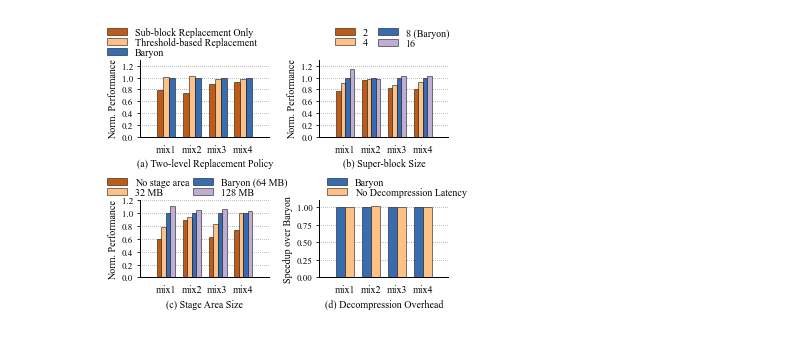
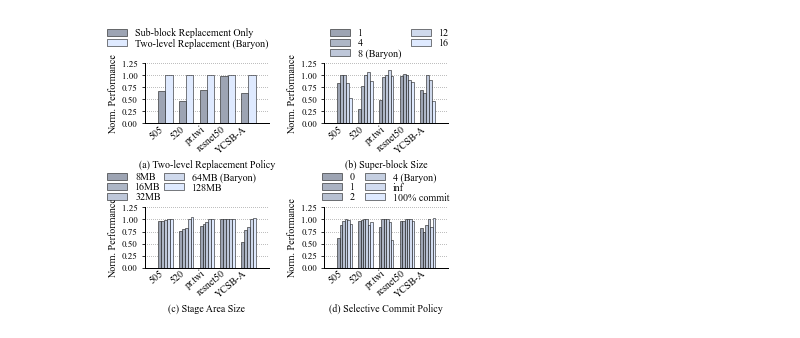
Before and after one commit to WANGHanshuo1220/data-repo-isca22-baryon, a Jupyter notebook: sensitivity.ipynb, the cells around one changed output. Drawn from its saved outputs; the diff is of its cells as text; code cells hidden in the pictures.

```diff
--- a/sensitivity.ipynb
+++ b/sensitivity.ipynb
@@ -102,21 +124,21 @@ pprint(sbsize_data_2darr)
 # %%
 ''' Stage Size: Load data from file. '''
 csv_path = './3_sensitivity/stagesize.csv'
-workload_list = ['mix1', 'mix2', 'mix3', 'mix4']
 scheme_list = ['0MB Performance', '32MB Performance', '64MB Performance', '128MB Performance']
-workload_dict = {item: item for item in workload_list}
 stagesize_scheme_dict = {
-    '0MB Performance': 'No Stage Area',
-    '32MB Performance': '32 MB',
-    '64MB Performance': 'Baryon (64 MB)',
-    '128MB Performance': '128 MB'
+    '8MB Performance': '8MB',
+    '16MB Performance': '16MB',
+    '32MB Performance': '32MB',
+    '64MB Performance': '64MB (Baryon)',
+    '128MB Performance': '128MB'
     }
 
 stagesize_title = 'Norm. Performance'
 fig_name = 'graph_sensitivity'
-stagesize_ylim = (0, 1.2)
-stagesize_yticks = list(np.arange(stagesize_ylim[0], stagesize_ylim[1]+0.01, 0.2))
-stagesize_bar_colors = [easypyplot.color.COLOR_SET[i] for i in [4, 5, 0]] +  ['#beaed4']
+stagesize_ylim = (0, 1.25)
+stagesize_yticks = list(np.arange(stagesize_ylim[0], stagesize_ylim[1]+0.01, 0.25))
+stagesize_bar_colors = easypyplot.color.color_scale(baryon_color, len(stagesize_scheme_dict), low=0.7, high=1.0)
+# stagesize_bar_colors = [easypyplot.color.COLOR_SET[i] for i in [4, 5, 0]] +  ['#beaed4']
 assert len(stagesize_bar_colors) == len(stagesize_scheme_dict)
 
 # pprint(stagesize_yticks)
@@ -133,7 +155,7 @@ for idx, row in csv_hd.iterrows():
             if any(scheme in col for scheme in stagesize_scheme_dict):
                 row_value.append(row[col])
         stagesize_data_2darr.append(row_value)
-        stagesize_xlabels.append(workload_fullname)
+        stagesize_xlabels.append(workload_dict[workload_fullname])
         xtick += 1
         stagesize_xticks.append(xtick)
 assert len(stagesize_data_2darr) == len(stagesize_xlabels) == len(stagesize_xticks)
@@ -230,13 +254,13 @@ repl_h = easypyplot.barchart.draw(
     group_names=repl_xlabels,
     xticks=repl_xticks,
     xticklabelfontsize=fig_label_fontsize,
-    xticklabelrotation=0,
-    prop=ft,
+    xticklabelrotation=40,
     colors=repl_bar_colors)
 ''' x axis '''
+repl_ax.xaxis.set_tick_params(pad=-3)
 repl_ax.set_xlim([repl_ax.get_xticks()[0] - 1, repl_ax.get_xticks()[-1] + 1])
 repl_ax.set_xticks(repl_xticks)
-repl_ax.set_xticklabels(repl_xlabels, fontsize=fig_label_fontsize, fontproperties=ft)
+repl_ax.set_xticklabels(repl_xlabels, fontsize=fig_label_fontsize, fontproperties=ft, ha='right')
 repl_ax.xaxis.set_ticks_position('none') # Comment this and the next line for visible ticks
 # repl_ax.tick_params(direction='in') # [in, out, inout]
 # repl_ax.set_xlabel(repl_title)
@@ -261,13 +285,13 @@ sbzsize_h = easypyplot.barchart.draw(
     group_names=sbsize_xlabels,
     xticks=sbsize_xticks,
     xticklabelfontsize=fig_label_fontsize,
-    xticklabelrotation=0,
-    prop=ft,
+    xticklabelrotation=40,
     colors=sbsize_bar_colors)
 ''' x axis '''
+sbsize_ax.xaxis.set_tick_params(pad=-3)
 sbsize_ax.set_xlim([sbsize_ax.get_xticks()[0] - 1, sbsize_ax.get_xticks()[-1] + 1])
 sbsize_ax.set_xticks(sbsize_xticks)
-sbsize_ax.set_xticklabels(sbsize_xlabels, fontsize=fig_label_fontsize, fontproperties=ft)
+sbsize_ax.set_xticklabels(sbsize_xlabels, fontsize=fig_label_fontsize, fontproperties=ft, ha='right')
 sbsize_ax.xaxis.set_ticks_position('none') # Comment this and the next line for visible ticks
 # repl_ax.tick_params(direction='in') # [in, out, inout]
 ''' y axis '''
@@ -293,8 +317,7 @@ stagesize_h = easypyplot.barchart.draw(
     group_names=stagesize_xlabels,
     xticks=stagesize_xticks,
     xticklabelfontsize=fig_label_fontsize,
-    xticklabelrotation=0,
-    prop=ft,
+    xticklabelrotation=40,
     colors=stagesize_bar_colors)
 # stagesize_h2 = []
 # # easypyplot.format.turn_off_box(ax2)
@@ -311,63 +334,64 @@ stagesize_h = easypyplot.barchart.draw(
 #                 # prop = ft
 #                 )
 ''' x axis '''
+stagesize_ax.xaxis.set_tick_params(pad=-3)
 stagesize_ax.set_xlim([stagesize_ax.get_xticks()[0] - 1, stagesize_ax.get_xticks()[-1] + 1])
 stagesize_ax.set_xticks(stagesize_xticks)
-stagesize_ax.set_xticklabels(stagesize_xlabels, fontsize=fig_label_fontsize, fontproperties=ft)
+stagesize_ax.set_xticklabels(stagesize_xlabels, fontsize=fig_label_fontsize, fontproperties=ft, ha='right')
 stagesize_ax.xaxis.set_ticks_position('none') # Comment this and the next line for visible ticks
 # stagesize_ax.tick_params(direction='in') # [in, out, inout]
 stagesize_ax.set_xlabel('(c) Stage Area Size', fontproperties=ft)
 ''' y axis '''
 stagesize_ax.yaxis.grid(True)
 stagesize_ax.set_ylim(stagesize_ylim)
 stagesize_ax.set_yticks(stagesize_yticks)
 stagesize_ax.set_ylabel(stagesize_title, multialignment='center', fontproperties=ft)
 # stagesize_ax2.set_ylim([0., 1.])
 # stagesize_ax2.set_ylabel('Committed Block Hit Rate', multialignment='center', fontproperties=ft)
 ''' legend '''
 legend = [stagesize_scheme_dict[item] for item in stagesize_scheme_dict]
-fig.legend(stagesize_h, legend, loc='upper left', bbox_to_anchor=(0, 0.59),
+fig.legend(stagesize_h, legend, loc='upper left', bbox_to_anchor=(0, 0.61),
         ncol=2, frameon=False, prop=ft, columnspacing=0.3, labelspacing=0)
 
-''' cfx plot '''
-decomplat_ax = fig.add_subplot(2, 2, 4)
-easypyplot.format.turn_off_box(decomplat_ax)
-decomplat_h = easypyplot.barchart.draw(
-    decomplat_ax, decomplat_data_2darr,
+''' commit plot '''
+commit_ax = fig.add_subplot(2, 2, 4)
+easypyplot.format.turn_off_box(commit_ax)
+sbzsize_h = easypyplot.barchart.draw(
+    commit_ax, commit_data_2darr,
     width=fig_bar_width,
     breakdown=False,
-    group_names=decomplat_xlabels,
-    xticks=decomplat_xticks,
+    group_names=commit_xlabels,
+    xticks=commit_xticks,
     xticklabelfontsize=fig_label_fontsize,
-    xticklabelrotation=0,
-    prop=ft,
-    colors=decomplat_bar_colors)
+    xticklabelrotation=40,
+    colors=commit_bar_colors)
 ''' x axis '''
-decomplat_ax.set_xlim([decomplat_ax.get_xticks()[0] - 1, decomplat_ax.get_xticks()[-1] + 1])
-decomplat_ax.set_xticks(decomplat_xticks)
-decomplat_ax.set_xticklabels(decomplat_xlabels, fontsize=fig_label_fontsize, fontproperties=ft)
-decomplat_ax.xaxis.set_ticks_position('none') # Comment this and the next line for visible ticks
-# stagesize_ax.tick_params(direction='in') # [in, out, inout]
-decomplat_ax.set_xlabel('(d) Decompression Overhead', fontproperties=ft)
+commit_ax.xaxis.set_tick_params(pad=-3)
+commit_ax.set_xlim([commit_ax.get_xticks()[0] - 1, commit_ax.get_xticks()[-1] + 1])
+commit_ax.set_xticks(commit_xticks)
+commit_ax.set_xticklabels(commit_xlabels, fontsize=fig_label_fontsize, fontproperties=ft, ha='right')
+commit_ax.xaxis.set_ticks_position('none') # Comment this and the next line for visible ticks
+# repl_ax.tick_params(direction='in') # [in, out, inout]
 ''' y axis '''
-decomplat_ax.yaxis.grid(True)
-decomplat_ax.set_ylim(decomplat_ylim)
-decomplat_ax.set_yticks(decomplat_yticks)
-decomplat_ax.set_ylabel(decomplat_title, multialignment='center', fontproperties=ft)
+commit_ax.yaxis.grid(True)
+commit_ax.set_ylim(commit_ylim)
+commit_ax.set_yticks(commit_yticks)
+commit_ax.set_ylabel('Norm. Performance', multialignment='center', fontproperties=ft)
+commit_ax.set_xlabel('(d) Selective Commit Policy', fontproperties=ft)
 ''' legend '''
-legend = [decomplat_scheme_dict[item] for item in decomplat_scheme_dict]
-fig.legend(decomplat_h, legend, loc='upper right', bbox_to_anchor=(1.05, 0.59),
-        ncol=1, frameon=False, prop=ft, columnspacing=0.3, labelspacing=0)
+commit_legend = [commit_scheme_dict[item] for item in commit_scheme_dict]
+fig.legend(sbzsize_h, commit_legend, loc='upper right', bbox_to_anchor=(1, 0.61),
+        ncol=2, frameon=False, prop=ft, columnspacing=1, labelspacing=0)
 
 
 ''' last resize '''
-plt.tight_layout(w_pad=1.5, h_pad=1)
+plt.tight_layout(w_pad=2, h_pad=2.2)
 easypyplot.format.resize_ax_box(repl_ax, hratio=0.8)
 easypyplot.format.resize_ax_box(sbsize_ax, hratio=0.8)
 easypyplot.format.resize_ax_box(stagesize_ax, hratio=0.8)
-easypyplot.format.resize_ax_box(decomplat_ax, hratio=0.8)
+easypyplot.format.resize_ax_box(commit_ax, hratio=0.8)
 # %% [output]
-[figure, old version]
+[figure, new version]
 # %%
 ''' Save figures'''
 fig.savefig(fig_name+'.pdf', format="pdf", bbox_inches = 'tight')
```
Also changed, not shown: parts of 5 cells of this notebook, 46 other files.
